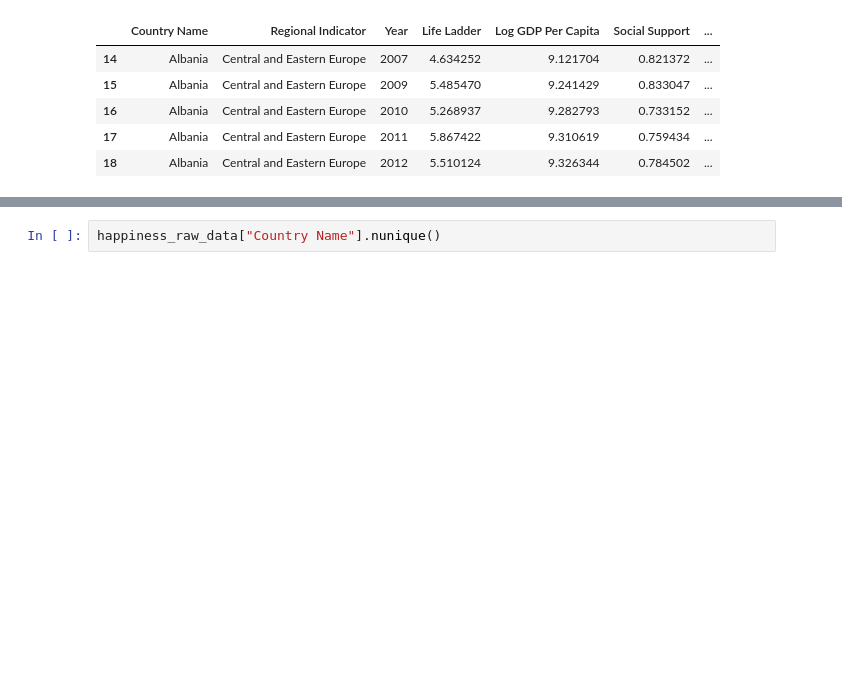
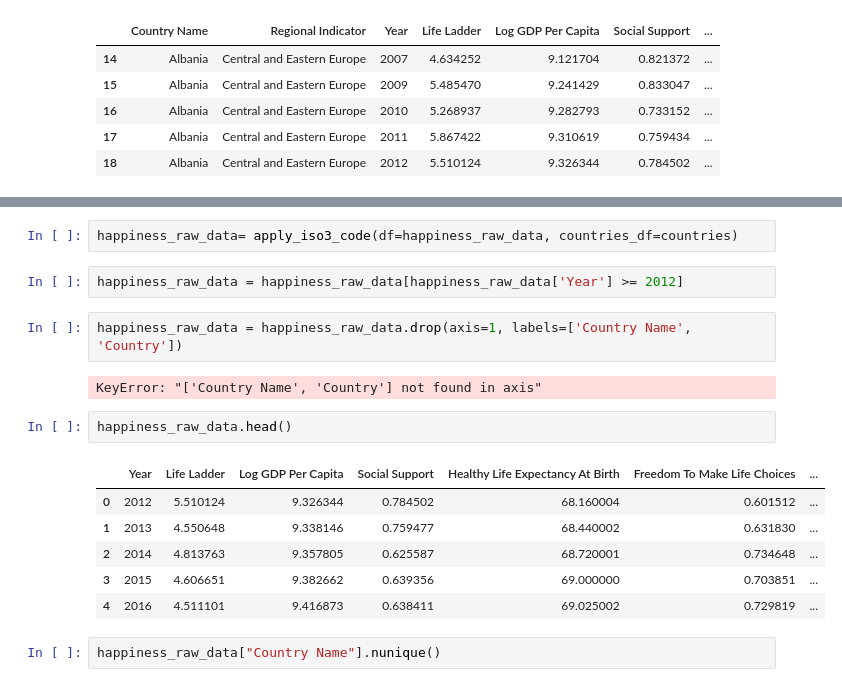
Before and after one commit to gonlyplease/corruption_analysis_europe, a Jupyter notebook: notebooks/happy_preprocessing.ipynb, the cells around one changed output, grey strips where cells are left out. Drawn from its saved outputs; the diff is of its cells as text; blank space fills up the shorter version.

```diff
--- a/notebooks/happy_preprocessing.ipynb
+++ b/notebooks/happy_preprocessing.ipynb
@@ -74,3 +151,20 @@ happiness_raw_data.head()
+# %%
+happiness_raw_data= apply_iso3_code(df=happiness_raw_data, countries_df=countries)
+# %%
+happiness_raw_data = happiness_raw_data[happiness_raw_data['Year'] >= 2012]
+# %%
+happiness_raw_data = happiness_raw_data.drop(axis=1, labels=['Country Name', 'Country'])
+# %% [output]
+KeyError: "['Country Name', 'Country'] not found in axis"
+# %%
+happiness_raw_data.head()
+# %% [output]
+|  | Year | Life Ladder | Log GDP Per Capita | Social Support | Healthy Life Expectancy At Birth | Freedom To Make Life Choices | ... |
+| 0 | 2012 | 5.510124 | 9.326344 | 0.784502 | 68.160004 | 0.601512 | ... |
+| 1 | 2013 | 4.550648 | 9.338146 | 0.759477 | 68.440002 | 0.631830 | ... |
+| 2 | 2014 | 4.813763 | 9.357805 | 0.625587 | 68.720001 | 0.734648 | ... |
+| 3 | 2015 | 4.606651 | 9.382662 | 0.639356 | 69.000000 | 0.703851 | ... |
+| 4 | 2016 | 4.511101 | 9.416873 | 0.638411 | 69.025002 | 0.729819 | ... |
 # %%
 happiness_raw_data["Country Name"].nunique()
 # %% [output]
```
Also changed, not shown: parts of 8 cells of this notebook, 6 other files.
